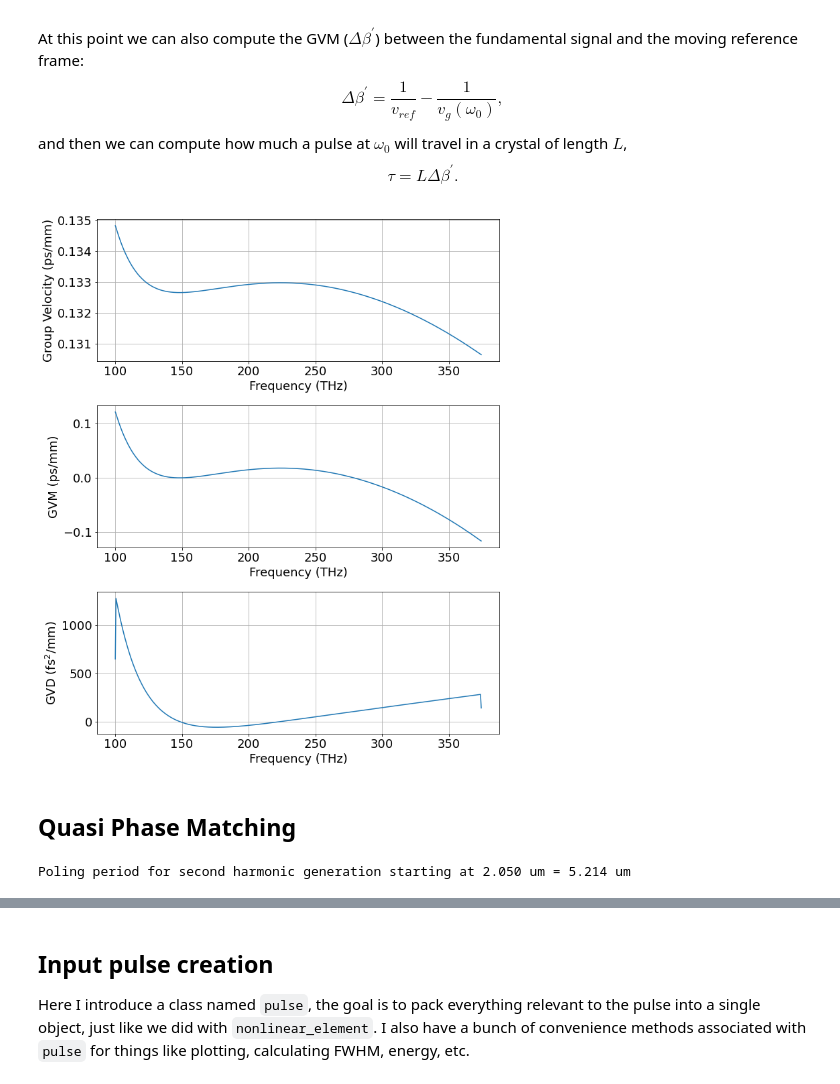
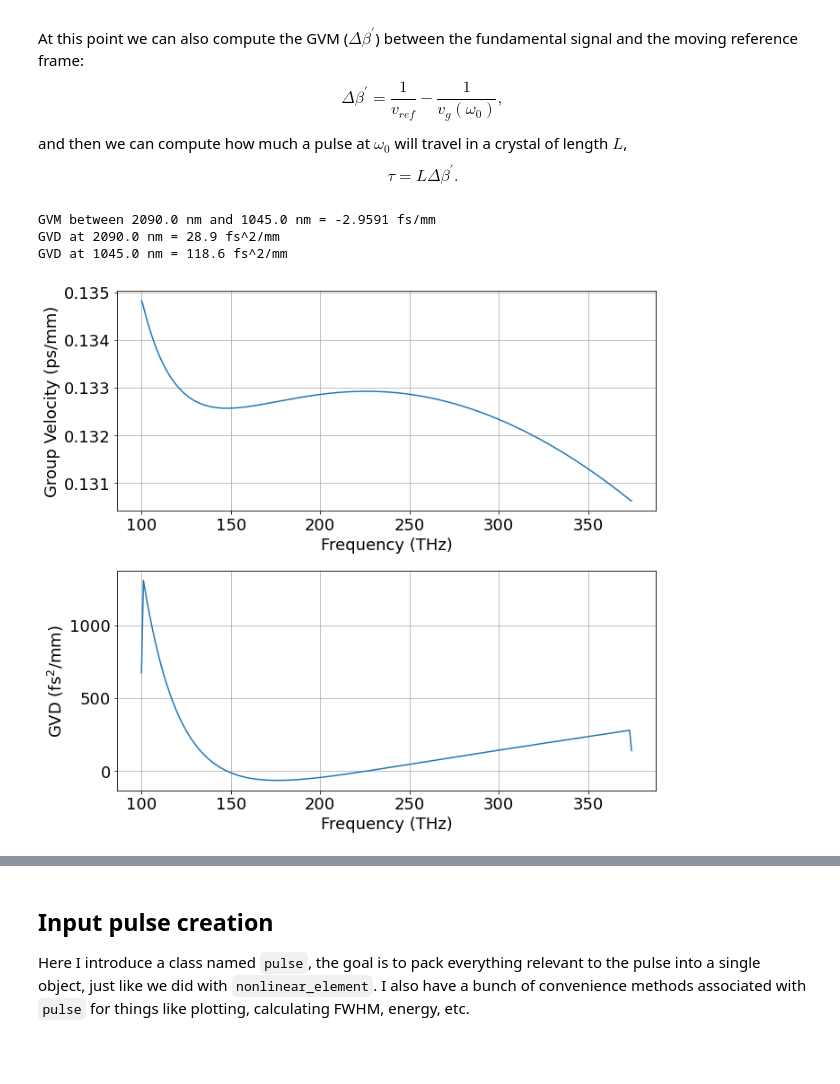
Before and after one commit to ledezmaluism/snow, a Jupyter notebook: Examples/Example_Waveguide_SHG.ipynb, the cells around one changed output, grey strips where cells are left out. Cells and saved outputs as stored; diff of their text form; code cells hidden in the pictures; blank space fills up the shorter version.

Commit message:
Update Example_Waveguide_SHG.ipynb
Updated example

```diff
--- a/Examples/Example_Waveguide_SHG.ipynb
+++ b/Examples/Example_Waveguide_SHG.ipynb
@@ -122,10 +117,11 @@ Array index for reference = 0
 
 I'm going to load the refractive index of lithium tantalate from my personal library named <font color=magenta> materials</font>. In that library I implement mostly Sellmeier's equations obtained from https://refractiveindex.info/ for a few common materials.
 # %%
-width = 1.85*um
+width = 1800*nm
 hLN = 700*nm
-hetch = 340*nm
-wg = waveguides.waveguide(w_top=width, h_ridge=hLN, h_slab=hLN-hetch)
-wg.add_narray(wl_abs) #This calculates neff at all wavelengths
+hetch = 350*nm
+wg = waveguides.waveguide(w_top=width, h_ridge=hLN, h_slab=hLN-hetch, tf_material = 'LN_MgO_e',
+                         box_material = 'SiO2',  clad_material = 'Air')
+wg.add_narray(wl_abs)
 # %%
 n = wg.neff_array
@@ -166,50 +170,42 @@ $$ \Delta \beta^\prime = \frac{1}{v_{ref}} - \frac{1}{v_g(\omega_0)}, $$
 and then we can compute how much a pulse at $\omega_0$ will travel in a crystal of length $L$,
 $$ \tau =  L \Delta \beta^\prime. $$
 # %%
-beta = omega_abs*n/c
-beta_1 = fftshift(np.gradient(fftshift(beta), 2*pi*df))
-beta_2 = fftshift(np.gradient(fftshift(beta_1), 2*pi*df))
-vg = 1/beta_1
+beta_2 = fftshift(np.gradient(fftshift(wg.beta_1), 2*pi*df))
+v_ref = 1/wg.beta1(wl_sh)
 
-beta_ref = beta[0]
-f_v_ref = f0_ff
-f_v_ref_index = np.abs(f + f_ref - f_v_ref).argmin()
-v_ref = vg[f_v_ref_index]
-D = beta - beta_ref - Omega/v_ref
-GVM = 1/v_ref - 1/vg
+# beta = omega_abs*n/c
+# beta_1 =
+# beta_1 = fftshift(np.gradient(fftshift(beta), 2*pi*df))
+# vg = 1/beta_1
+# beta_ref = beta[0]
+# f_v_ref = 2*f0_ff
+# f_v_ref_index = np.abs(f + f_ref - f_v_ref).argmin()
+# v_ref = vg[f_v_ref_index]
+# D = beta - beta_ref - Omega/v_ref
+# GVM = 1/v_ref - 1/vg
 
-plt.rcParams['figure.figsize'] = [10, 12]
+plt.rcParams['figure.figsize'] = [10, 9]
 fig = plt.figure()
-ax1 = fig.add_subplot(311)
-ax2 = fig.add_subplot(312)
-ax3 = fig.add_subplot(313)
+ax1 = fig.add_subplot(211)
+ax2 = fig.add_subplot(212)
 
-ax1.plot(fftshift(f_abs)/THz, fftshift(vg)/(mm/ps));
+ax1.plot(fftshift(f_abs)/THz, fftshift(1/wg.beta_1)/(mm/ps));
 ax1.set_ylabel('Group Velocity (ps/mm)'); ax1.set_xlabel('Frequency (THz)');
 
-ax2.plot(fftshift(f_abs)/THz, fftshift(GVM)/(ps/mm));
-ax2.set_ylabel('GVM (ps/mm)'); ax2.set_xlabel('Frequency (THz)');
+ax2.plot(fftshift(f_abs)/THz, fftshift(beta_2)/(fs**2/mm));
+ax2.set_ylabel('GVD (fs$^2$/mm)'); ax2.set_xlabel('Frequency (THz)');
 
-ax3.plot(fftshift(f_abs)/THz, fftshift(beta_2)/(fs**2/mm));
-ax3.set_ylabel('GVD (fs$^2$/mm)'); ax3.set_xlabel('Frequency (THz)');
+ax1.grid(True); ax2.grid(True);
+plt.tight_layout()
 
-ax1.grid(True); ax2.grid(True); ax3.grid(True);
-plt.tight_layout()
+f0_sh_index = np.abs(f + f_ref - 2*f0_ff).argmin()
+gvm_shg = wg.beta1(wl_ff) - wg.beta1(wl_sh)
+print('GVM between %0.1f nm and %0.1f nm = %0.4f fs/mm' %(wl_ff/nm, wl_sh/nm, gvm_shg/(fs/mm)) )
+
+print('GVD at %0.1f nm = %0.1f fs^2/mm' %(wl_ff/nm, wg.GVD(wl_ff)/(fs**2/mm) ) )
+print('GVD at %0.1f nm = %0.1f fs^2/mm' %(wl_sh/nm, wg.GVD(wl_sh)/(fs**2/mm) ) )
 # %% [output]
+GVM between 2090.0 nm and 1045.0 nm = -2.9591 fs/mm
+GVD at 2090.0 nm = 28.9 fs^2/mm
+GVD at 1045.0 nm = 118.6 fs^2/mm
-[figure, old version]
+[figure, new version]
-# %% [markdown]
-## Quasi Phase Matching
-# %%
-wl_pp = 2.05*um
-f1 = c/(wl_pp)
-f2 = 2*f1
-f1_index = np.abs(f + f_ref - f1).argmin()
-f2_index = np.abs(f + f_ref - f2).argmin()
-
-n1 = n[f1_index]
-n2 = n[f2_index]
-
-pp = c/f2/(n2-n1)
-print("Poling period for second harmonic generation starting at %0.3f um = %0.3f um" %(wl_pp/um, pp/um))
-# %% [output]
-Poling period for second harmonic generation starting at 2.050 um = 5.214 um
```
Also changed, not shown: parts of 22 cells of this notebook.
